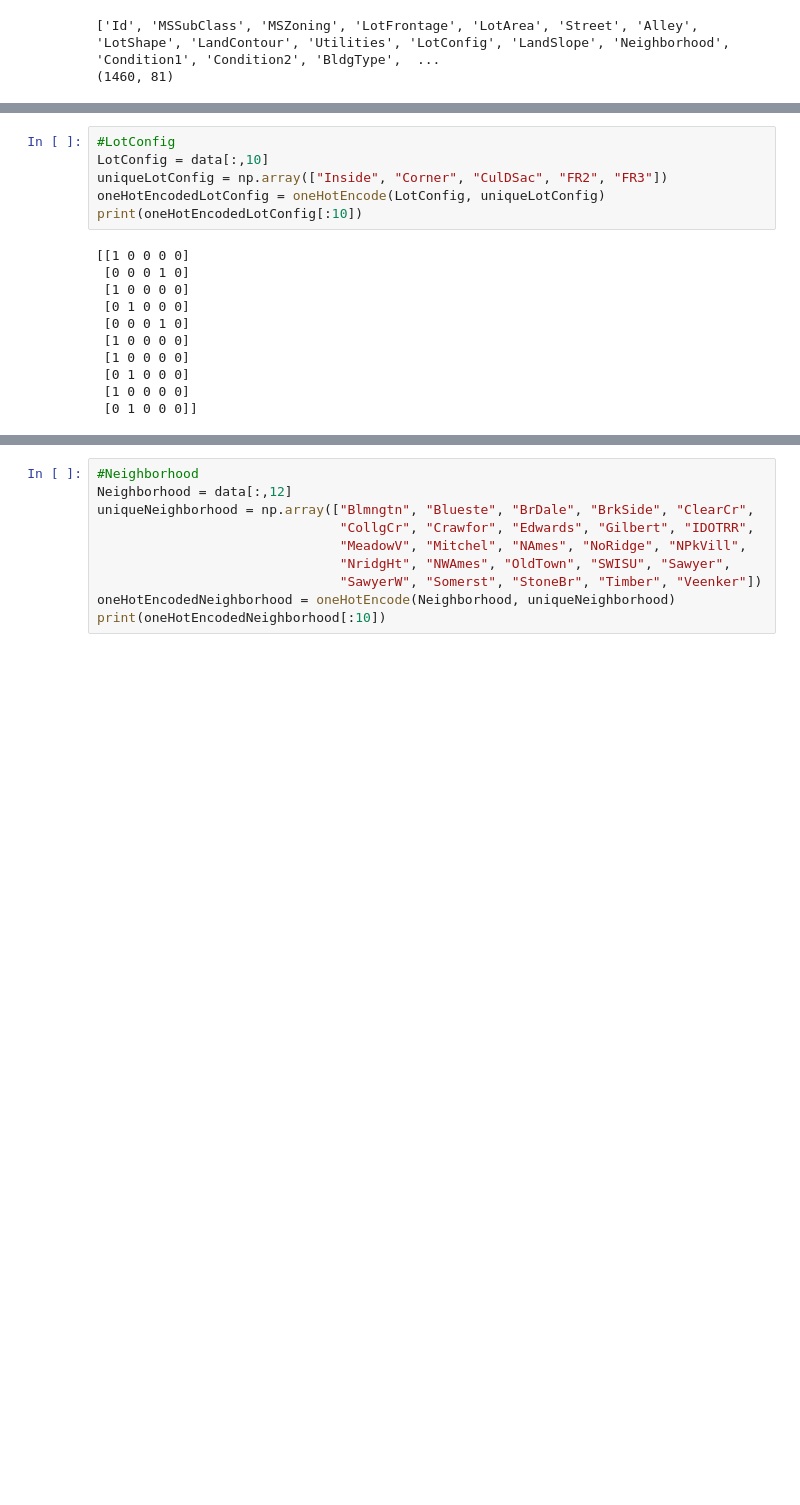
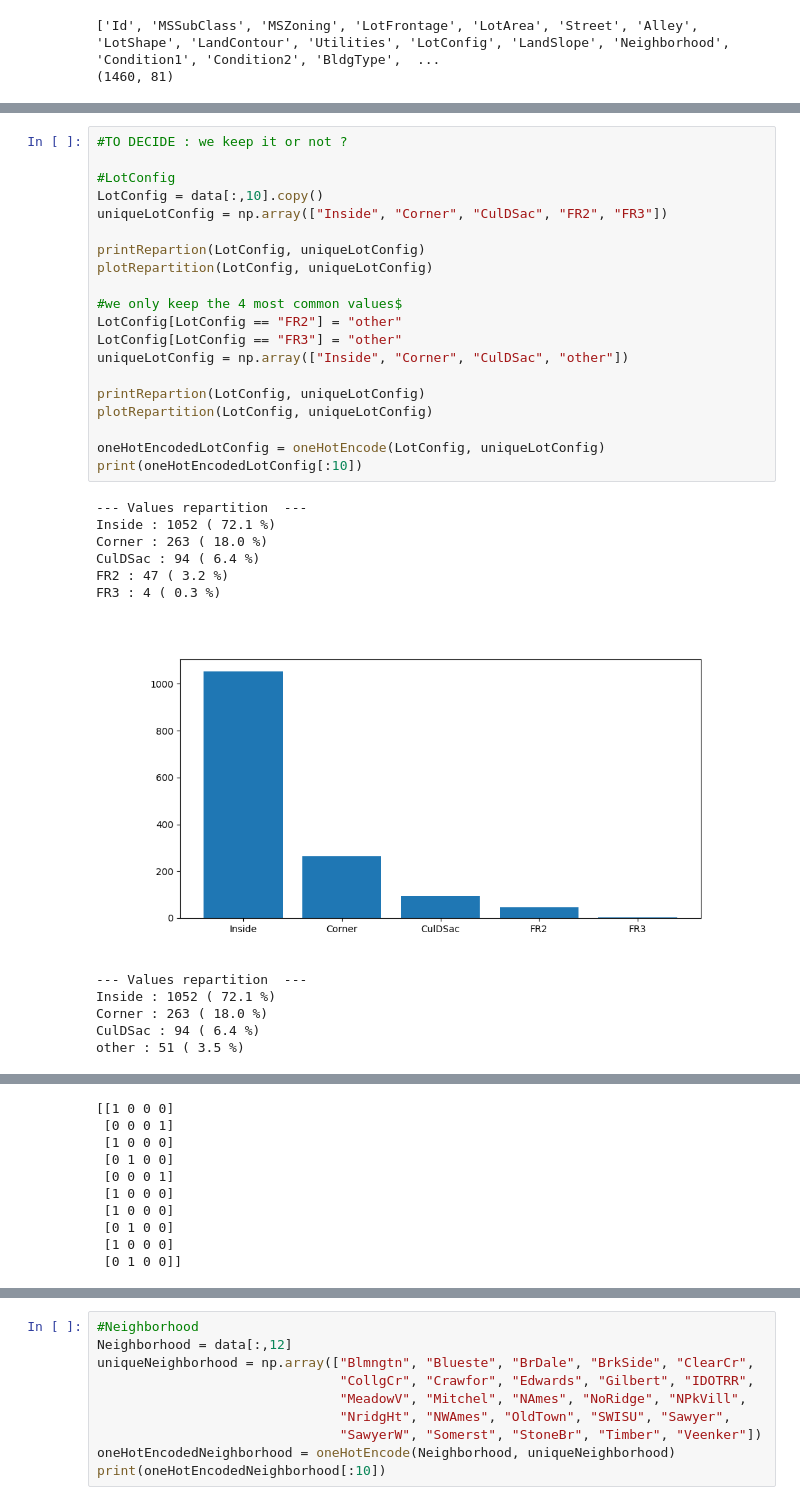
Before and after one commit to MaximeD34/house_price, a Jupyter notebook: data_processing.ipynb, the cells around one changed output, grey strips where cells are left out. Drawn from its saved outputs; the diff is of its cells as text; blank space fills up the shorter version.

```diff
--- a/data_processing.ipynb
+++ b/data_processing.ipynb
@@ -152,17 +274,33 @@ print(Utilities[:10])
 # %%
+#TO DECIDE : we keep it or not ?
+
 #LotConfig
-LotConfig = data[:,10]
+LotConfig = data[:,10].copy()
 uniqueLotConfig = np.array(["Inside", "Corner", "CulDSac", "FR2", "FR3"])
+
+printRepartion(LotConfig, uniqueLotConfig)
+plotRepartition(LotConfig, uniqueLotConfig)
+
+#we only keep the 4 most common values$
+LotConfig[LotConfig == "FR2"] = "other"
+LotConfig[LotConfig == "FR3"] = "other"
+uniqueLotConfig = np.array(["Inside", "Corner", "CulDSac", "other"])
+
+printRepartion(LotConfig, uniqueLotConfig)
+plotRepartition(LotConfig, uniqueLotConfig)
+
 oneHotEncodedLotConfig = oneHotEncode(LotConfig, uniqueLotConfig)
 print(oneHotEncodedLotConfig[:10])
 # %% [output]
-[[1 0 0 0 0]
- [0 0 0 1 0]
- [1 0 0 0 0]
- [0 1 0 0 0]
- [0 0 0 1 0]
- [1 0 0 0 0]
- [1 0 0 0 0]
- [0 1 0 0 0]
- [1 0 0 0 0]
- [0 1 0 0 0]]
+--- Values repartition  ---
+Inside : 1052 ( 72.1 %)
+Corner : 263 ( 18.0 %)
+CulDSac : 94 ( 6.4 %)
+FR2 : 47 ( 3.2 %)
+FR3 : 4 ( 0.3 %)
+[figure, added]
+--- Values repartition  ---
+Inside : 1052 ( 72.1 %)
+Corner : 263 ( 18.0 %)
+CulDSac : 94 ( 6.4 %)
+other : 51 ( 3.5 %)
@@ -169 +308,11 @@ print(oneHotEncodedLotConfig[:10])
+[[1 0 0 0]
+ [0 0 0 1]
+ [1 0 0 0]
+ [0 1 0 0]
+ [0 0 0 1]
+ [1 0 0 0]
+ [1 0 0 0]
+ [0 1 0 0]
+ [1 0 0 0]
+ [0 1 0 0]]
 # %%
```
Also changed, not shown: parts of 16 cells of this notebook.
